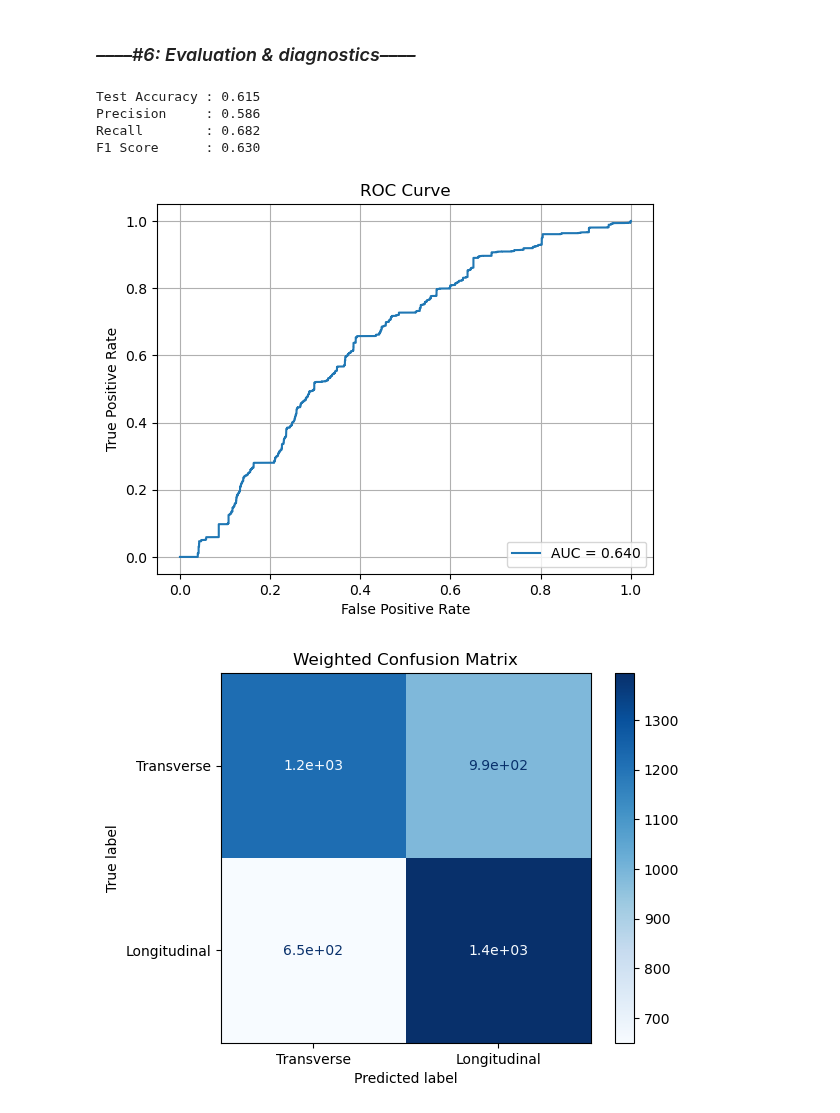
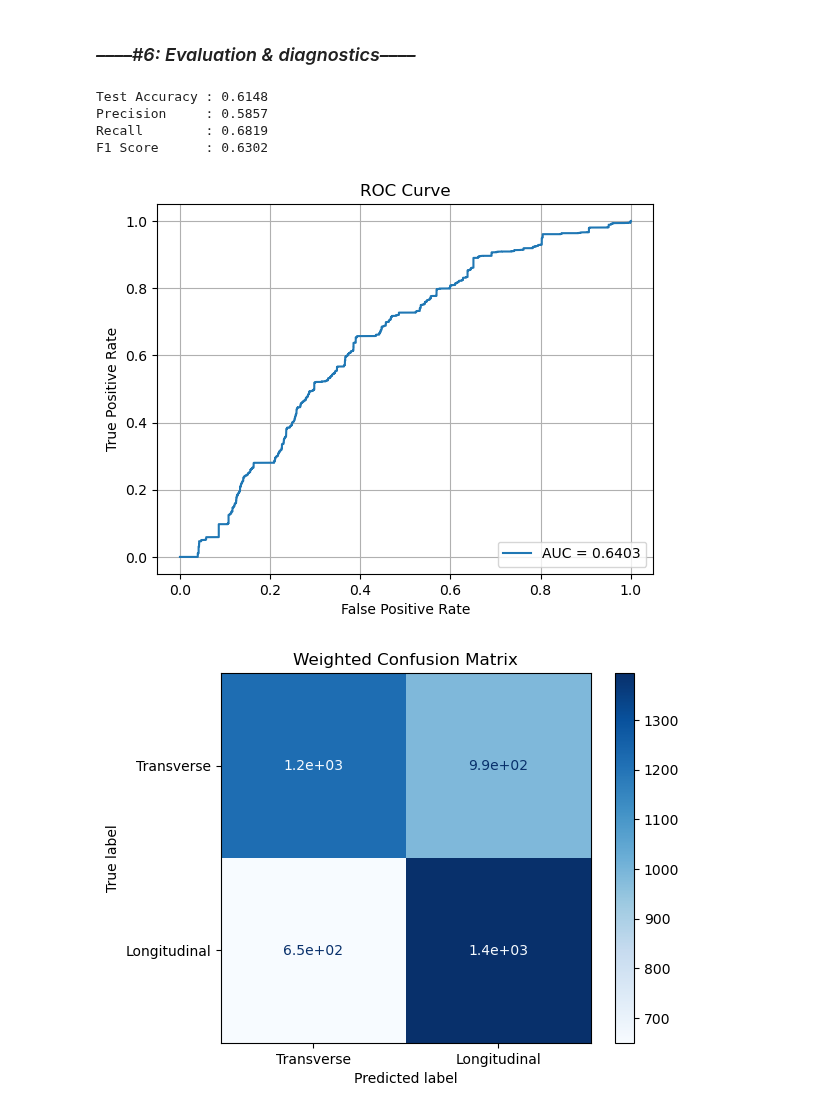
Before and after one commit to aimenobaid/polarization, a Jupyter notebook: NN_had.ipynb, the cells around one changed output. Saved outputs shown, nothing was run; the diff lists cells and outputs as text; code cells hidden in the pictures.

```diff
--- a/NN_had.ipynb
+++ b/NN_had.ipynb
@@ -305,39 +304,39 @@ y_proba = model.predict_proba(X_test)[:, 1]
 # %%
 # ── Metrics ─────────────────────────────────────────────────────────────────
 acc  = accuracy_score(y_test, y_pred, sample_weight=w_test)
 prec = precision_score(y_test, y_pred, sample_weight=w_test)
 rec  = recall_score(y_test, y_pred, sample_weight=w_test)
 f1   = f1_score(y_test, y_pred, sample_weight=w_test)
 
-print(f"Test Accuracy : {acc:.3f}")
-print(f"Precision     : {prec:.3f}")
-print(f"Recall        : {rec:.3f}")
-print(f"F1 Score      : {f1:.3f}")
+print(f"Test Accuracy : {acc:.4f}")
+print(f"Precision     : {prec:.4f}")
+print(f"Recall        : {rec:.4f}")
+print(f"F1 Score      : {f1:.4f}")
 
 # ── 5) ROC & AUC ───────────────────────────────────────────────────────────────
 fpr, tpr, _ = roc_curve(y_test, y_proba, sample_weight=w_test)
 roc_auc     = auc(fpr, tpr)
 
 plt.figure()
-plt.plot(fpr, tpr, label=f"AUC = {roc_auc:.3f}")
+plt.plot(fpr, tpr, label=f"AUC = {roc_auc:.4f}")
 # plt.plot([0,1], [0,1], "k--")
 plt.xlabel("False Positive Rate")
 plt.ylabel("True Positive Rate")
 plt.title("ROC Curve")
 plt.legend(loc="lower right")
 plt.grid()
 plt.show()
 
 # ── 6) Confusion Matrix ────────────────────────────────────────────────────────
 cm = confusion_matrix(y_test, y_pred, sample_weight=w_test)
 disp = ConfusionMatrixDisplay(cm, display_labels=["Transverse","Longitudinal"])
 disp.plot(cmap=plt.cm.Blues)
 plt.title("Weighted Confusion Matrix")
 plt.show()
 # %% [output]
-Test Accuracy : 0.615
-Precision     : 0.586
-Recall        : 0.682
-F1 Score      : 0.630
+Test Accuracy : 0.6148
+Precision     : 0.5857
+Recall        : 0.6819
+F1 Score      : 0.6302
-[figure, old version]
+[figure, new version]
 [figure]
```
Also changed, not shown: parts of 3 cells of this notebook, 1 other file.
